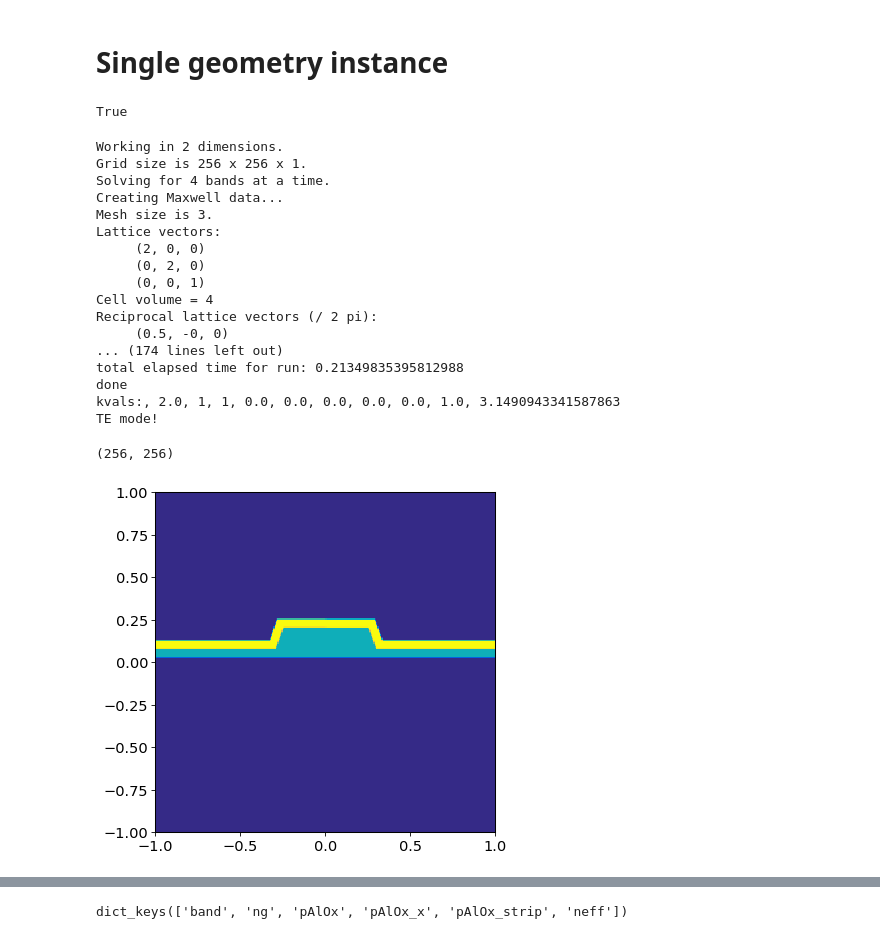
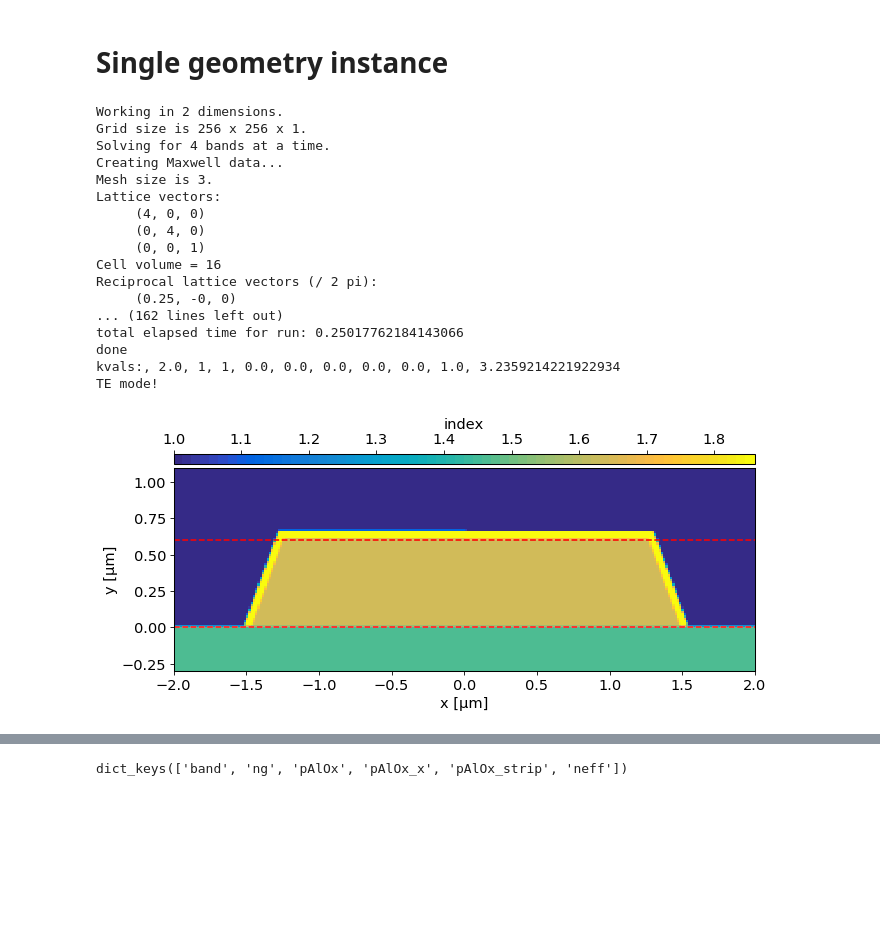
Before and after one commit to doddgray/optics_modeling, a Jupyter notebook: wg_disp/wg_disp.ipynb, the cells around one changed output, grey strips where cells are left out. Saved outputs shown, nothing was run; the diff lists cells and outputs as text; code cells hidden in the pictures; blank space fills up the shorter version.

```diff
--- a/wg_disp/wg_disp.ipynb
+++ b/wg_disp/wg_disp.ipynb
@@ -108,12 +108,12 @@ Hlist = np.linspace(0.2, 0.7, 21)
 hlist = np.array([0, 0.1, 0.2, 0.3, 0.4, 0.5, 0.6, 0.7])
 lamList = np.array([1.2, 1.3, 1.4, 1.55, 1.8, 2.0])
 
-(Wgrid, Hgrid) = (2, 2)
+(Wgrid, Hgrid) = (4, 4)
 
 
 n_points = 32
 n_bands  = 4
-res      = 128
+res      = 64
 ## old code solving along x
 # k_points = mp.interpolate(n_points, [mp.Vector3(0.05, 0, 0), mp.Vector3(0.05*n_points, 0, 0)])
 # lat = mp.Lattice(size=mp.Vector3(0, Wgrid, Hgrid))
@@ -226,8 +235,4 @@ geom = [ald_core,
 #verts_ald = [v + mp.Vector3(0,t_ald,0) for v in verts_core]
-# %%
-slab.material.epsilon(0)[0,0] == AlOx.epsilon(0)[0,0]
-# %% [output]
-True
 # %%
 # define hard-coded waveguide mode-solver script for this geometry and run it
 
@@ -240,17 +245,17 @@ ms = mpb.ModeSolver(geometry_lattice=lat,
                     k_points=k_points,
                     resolution=res,
                     num_bands=n_bands,
-                    default_material=SiO2)
+                    default_material=Air)
 
 ms.geometry = geom
-ms.default_material = SiO2
+ms.default_material = Air
 
 blackhole = StringIO()
 with pipes(stdout=blackhole, stderr=STDOUT):
     ms.init_params(mp.NO_PARITY, False)
     eps = np.array(ms.get_epsilon())
-isAlOx = (eps - nSiO2 ** 2) / (nAlOx ** 2 - nSiO2 ** 2)
-
+# isAlOx = (eps - nSiO2 ** 2) / (nAlOx ** 2 - nSiO2 ** 2)
+isAlOx = ((np.abs(np.sqrt(eps) - nAlOx ) / nAlOx) < 0.01).astype('int')
 out = {}
 
 def get_fieldprops(ms, band):
@@ -284,11 +289,11 @@ def get_fieldprops(ms, band):
 
 with pipes(stdout=blackhole, stderr=STDOUT):
     k = ms.find_k(mp.NO_PARITY,
-                  1/lam,
-                  1,
-                  1,
-                  mp.Vector3(0, 0, 1),
-                  1e-4,
+                  1/lam, # omega
+                  1, # band min
+                  1, # band max
+                  mp.Vector3(0, 0, 1), # korig_and_kdir
+                  1e-4, # tol
                   (nSiO2+nAlOx)/(2*lam),
                   nSiO2/lam,
                   nAlOx/lam,
@@ -333,31 +338,51 @@ Solving for 4 bands at a time.
 Creating Maxwell data...
 Mesh size is 3.
 Lattice vectors:
-     (2, 0, 0)
-     (0, 2, 0)
+     (4, 0, 0)
+     (0, 4, 0)
      (0, 0, 1)
-Cell volume = 4
+Cell volume = 16
 Reciprocal lattice vectors (/ 2 pi):
-     (0.5, -0, 0)
-... (174 lines left out)
-total elapsed time for run: 0.21349835395812988
+     (0.25, -0, 0)
+... (162 lines left out)
+total elapsed time for run: 0.25017762184143066
 done
-kvals:, 2.0, 1, 1, 0.0, 0.0, 0.0, 0.0, 0.0, 1.0, 3.1490943341587863
+kvals:, 2.0, 1, 1, 0.0, 0.0, 0.0, 0.0, 0.0, 1.0, 3.2359214221922934
 TE mode!
 # %%
 # prepare spatial coordinate vectors
 nx = eps.shape[0]
 ny = eps.shape[1]
 x = Wgrid * np.linspace(-1/2., 1/2., nx)
 y = Hgrid * np.linspace(-1/2., 1/2., ny)
 
-plt.pcolormesh(x,y,eps.T)
+p = plt.pcolormesh(x,y,np.sqrt(eps.T))
 ax = plt.gca()
 ax.set_aspect('equal')
 eps.shape
+
+ax = plt.gca()
+plt.plot(x,np.zeros((len(x))),'w--')
+plt.plot(x,t_core*np.ones((len(x))),'r--')
+plt.plot(x,(t_core-t_etch)*np.ones((len(x))),'r--')
+
+ax.set_ylim([-0.3,1.1])
+
+
+ax.set_aspect('equal')
+ax.set_xlabel('x [μm]')
+ax.set_ylabel('y [μm]')
+divider = make_axes_locatable(ax)
+cax = divider.append_axes("top", size="5%", pad=0.05)
+cb = plt.colorbar(p,
+             cax=cax,
+             orientation="horizontal",
+            )
+cb.set_label('index')#,labelpad=-1)
+cb.ax.xaxis.set_ticks_position('top')
+cb.ax.xaxis.set_label_position('top')
 # %% [output]
-(256, 256)
-[figure, old version]
+[figure, new version]
 # %%
 # plot various computed fields for this instance
 
```
Also changed, not shown: parts of 3 cells of this notebook, 5 other files.
